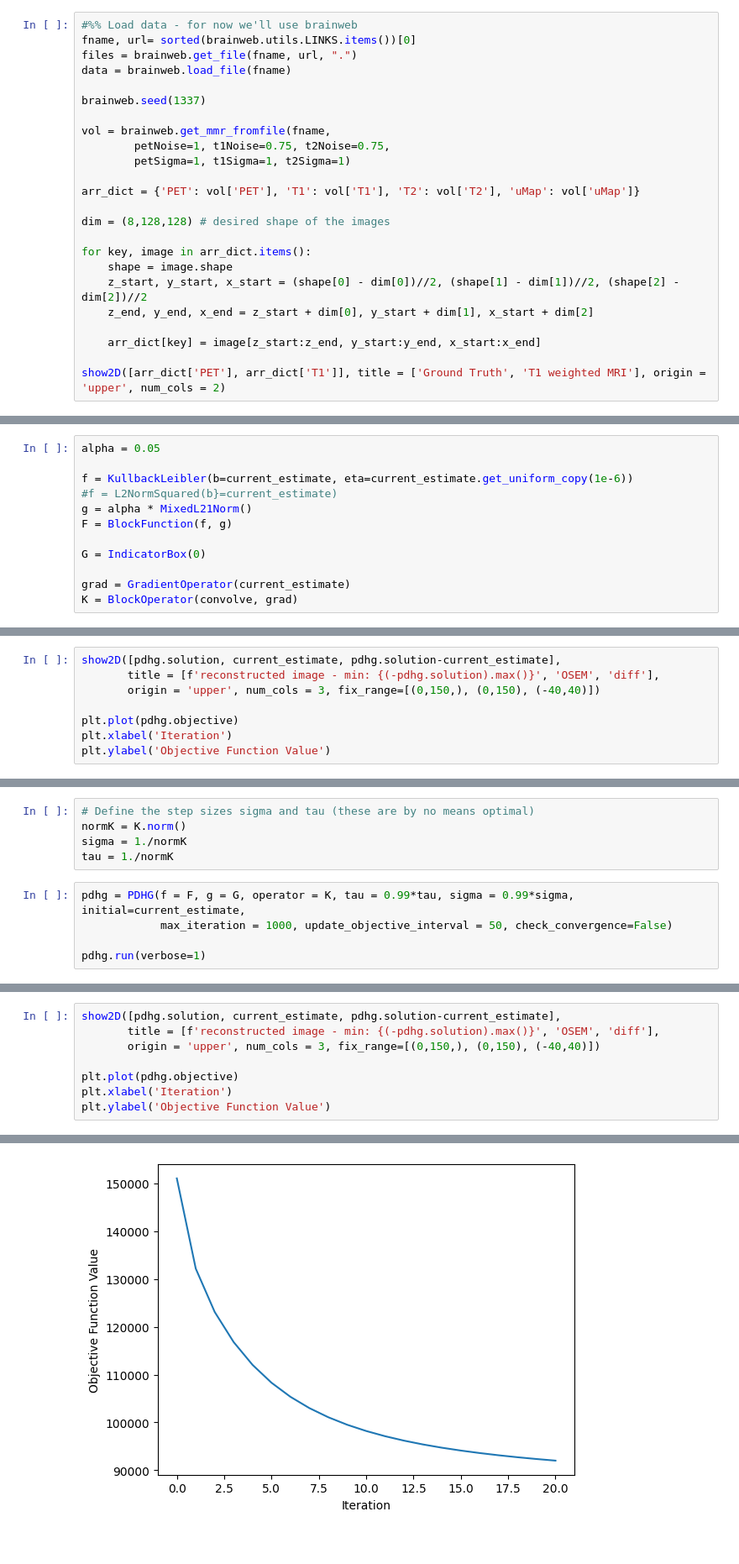
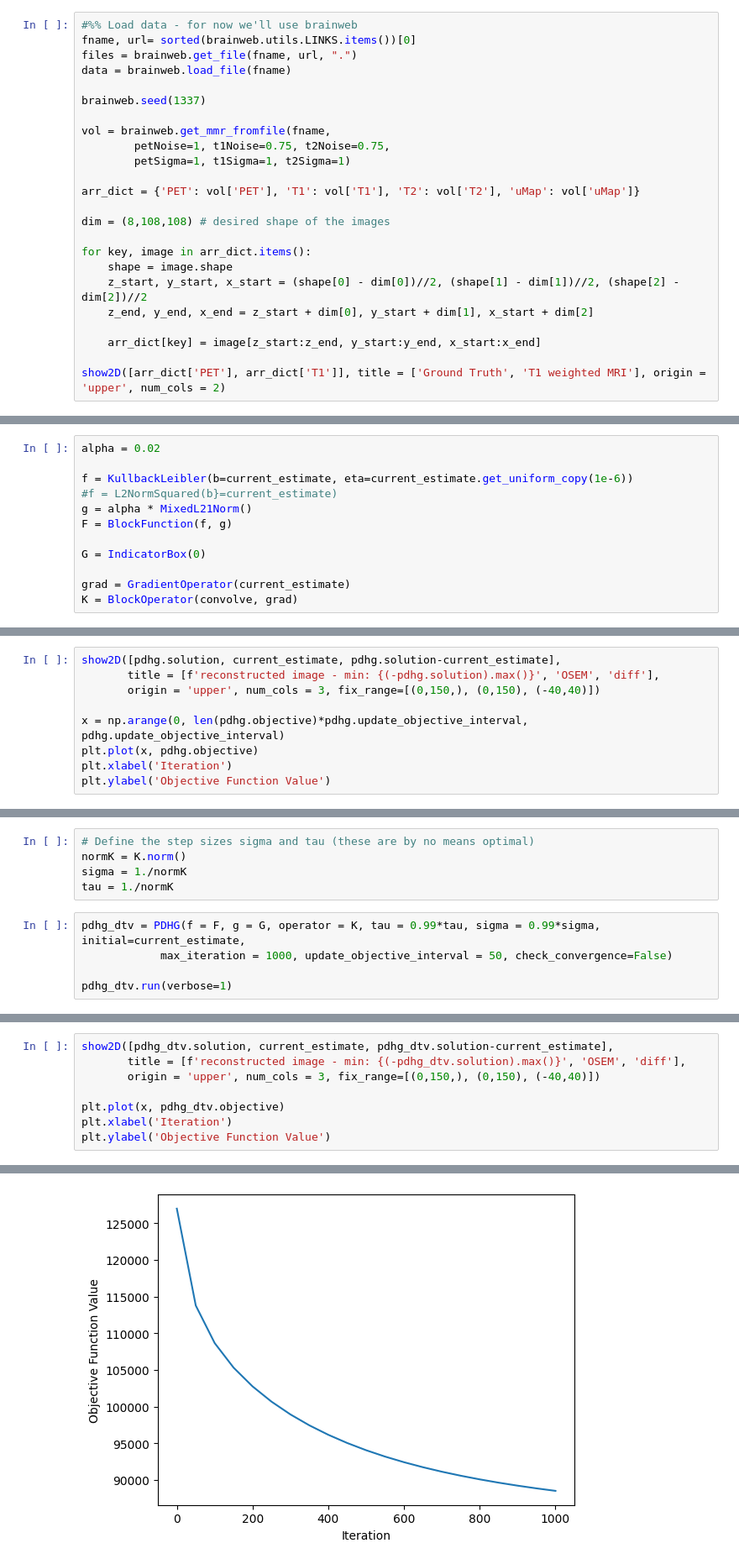
Before and after one commit to MargaretDuff/SIRF-CIL-training-synergistic-, a Jupyter notebook: directional_TV_pet.ipynb, the cells around one changed output, grey strips where cells are left out. Shown at 84% size. Drawn from its saved outputs; the diff is of its cells as text.

Commit message:
images (8, 108, 108) added comparison

```diff
--- a/directional_TV_pet.ipynb
+++ b/directional_TV_pet.ipynb
@@ -53,7 +53,7 @@ vol = brainweb.get_mmr_fromfile(fname,
 
 arr_dict = {'PET': vol['PET'], 'T1': vol['T1'], 'T2': vol['T2'], 'uMap': vol['uMap']}
 
-dim = (8,128,128) # desired shape of the images
+dim = (8,108,108) # desired shape of the images
 
 for key, image in arr_dict.items():
     shape = image.shape
@@ -275,7 +275,7 @@ Includes some but not all of the spheres and at different brightness to the grou
 # %% [markdown]
 Setting a large alpha leads to a reproduction of the reference image but with the intensity values taken from the measured data:
 # %%
-alpha = 0.05
+alpha = 0.02
 
 f = KullbackLeibler(b=current_estimate, eta=current_estimate.get_uniform_copy(1e-6))
 #f = L2NormSquared(b}=current_estimate)
@@ -326,7 +326,8 @@ show2D([pdhg.solution, current_estimate, pdhg.solution-current_estimate],
        title = [f'reconstructed image - min: {(-pdhg.solution).max()}', 'OSEM', 'diff'],
        origin = 'upper', num_cols = 3, fix_range=[(0,150,), (0,150), (-40,40)])
 
-plt.plot(pdhg.objective)
+x = np.arange(0, len(pdhg.objective)*pdhg.update_objective_interval, pdhg.update_objective_interval)
+plt.plot(x, pdhg.objective)
 plt.xlabel('Iteration')
 plt.ylabel('Objective Function Value')
 # %% [output]
@@ -386,10 +387,10 @@ normK = K.norm()
 sigma = 1./normK
 tau = 1./normK
 # %%
-pdhg = PDHG(f = F, g = G, operator = K, tau = 0.99*tau, sigma = 0.99*sigma, initial=current_estimate,
+pdhg_dtv = PDHG(f = F, g = G, operator = K, tau = 0.99*tau, sigma = 0.99*sigma, initial=current_estimate,
             max_iteration = 1000, update_objective_interval = 50, check_convergence=False)
 
-pdhg.run(verbose=1)
+pdhg_dtv.run(verbose=1)
 # %% [output]
      Iter   Max Iter     Time/Iter            Objective
                                [s]
@@ -410,10 +411,10 @@ pdhg.run(verbose=1)
 Stop criterion has been reached.
 # %%
-show2D([pdhg.solution, current_estimate, pdhg.solution-current_estimate],
-       title = [f'reconstructed image - min: {(-pdhg.solution).max()}', 'OSEM', 'diff'],
+show2D([pdhg_dtv.solution, current_estimate, pdhg_dtv.solution-current_estimate],
+       title = [f'reconstructed image - min: {(-pdhg_dtv.solution).max()}', 'OSEM', 'diff'],
        origin = 'upper', num_cols = 3, fix_range=[(0,150,), (0,150), (-40,40)])
 
-plt.plot(pdhg.objective)
+plt.plot(x, pdhg_dtv.objective)
 plt.xlabel('Iteration')
 plt.ylabel('Objective Function Value')
 # %% [output]
@@ -421,2 +422,2 @@ plt.ylabel('Objective Function Value')
 Text(0, 0.5, 'Objective Function Value')
-[figure, old version]
+[figure, new version]
```
Also changed, not shown: parts of 9 cells of this notebook, 1 other file.
